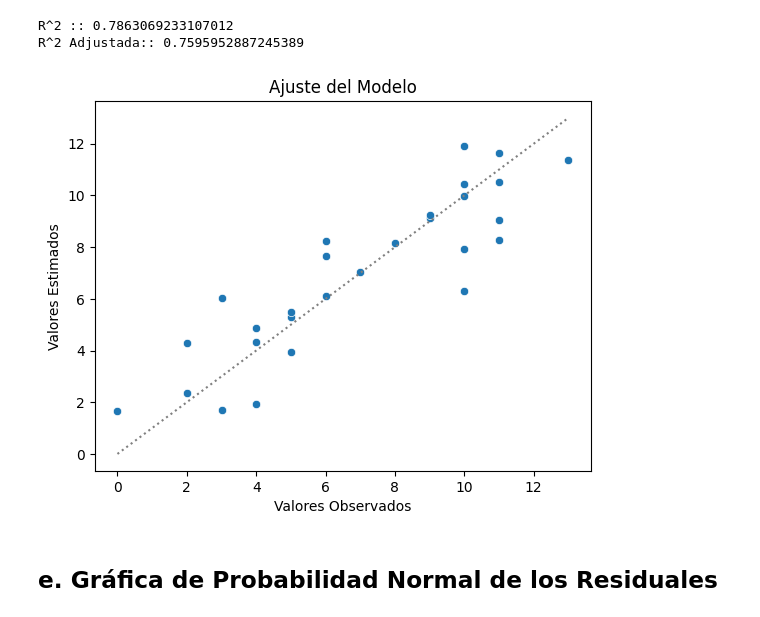
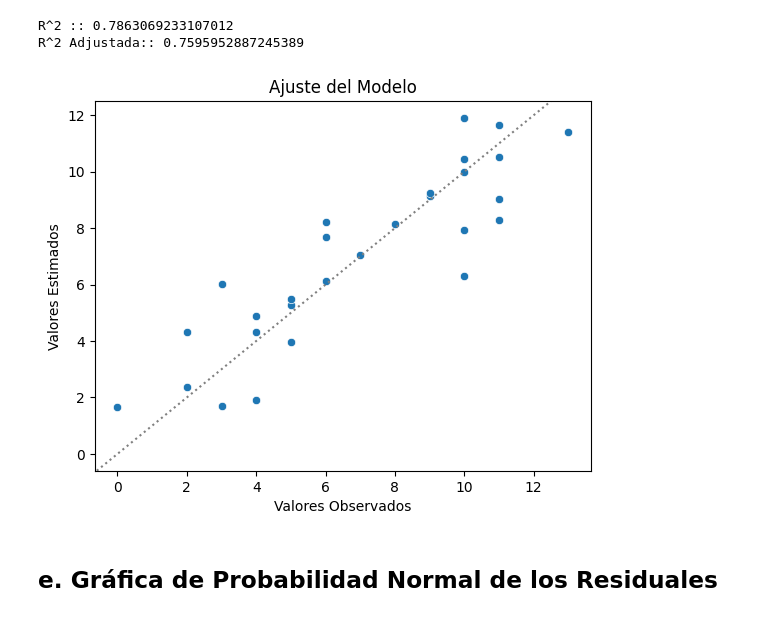
Before and after one commit to alexisuaguilaru/EstadisticaMultivariada, a Jupyter notebook: RegresionMultiple/Tareas/Tarea_01.ipynb, the cells around one changed output. Saved outputs shown, nothing was run; the diff lists cells and outputs as text; code cells hidden in the pictures.

```diff
--- a/RegresionMultiple/Tareas/Tarea_01.ipynb
+++ b/RegresionMultiple/Tareas/Tarea_01.ipynb
@@ -326,27 +326,26 @@ R^2 Adjustada:: 0.7595952887245389
 # %%
 # Plot de los valores esperados (observados) y estimados
 
 fig , axes = plt.subplots()
 
 EstimateValuesY = DataMatrixX@EstimateBetas
 sns.scatterplot(
-    x=RealValuesY[:,0],
-    y=EstimateValuesY[:,0],
-    ax=axes,
+    x = RealValuesY[:,0],
+    y = EstimateValuesY[:,0],
+    ax = axes,
 )
 
-IdentityValues = np.linspace(min(RealValuesY),max(RealValuesY))
-sns.lineplot(
-    x=IdentityValues[:,0],
-    y=IdentityValues[:,0],
-    color='gray',
-    linestyle=':',
+axes.axline(
+    (0,0),
+    slope = 1,
+    color = 'gray',
+    linestyle = ':',
 )
 
 axes.set_title('Ajuste del Modelo')
 axes.set_xlabel('Valores Observados')
 axes.set_ylabel('Valores Estimados');
 # %% [output]
-[figure, old version]
+[figure, new version]
 # %% [markdown]
 ## **e**. Gráfica de Probabilidad Normal de los Residuales
```
Also changed, not shown: parts of 16 cells of this notebook.
